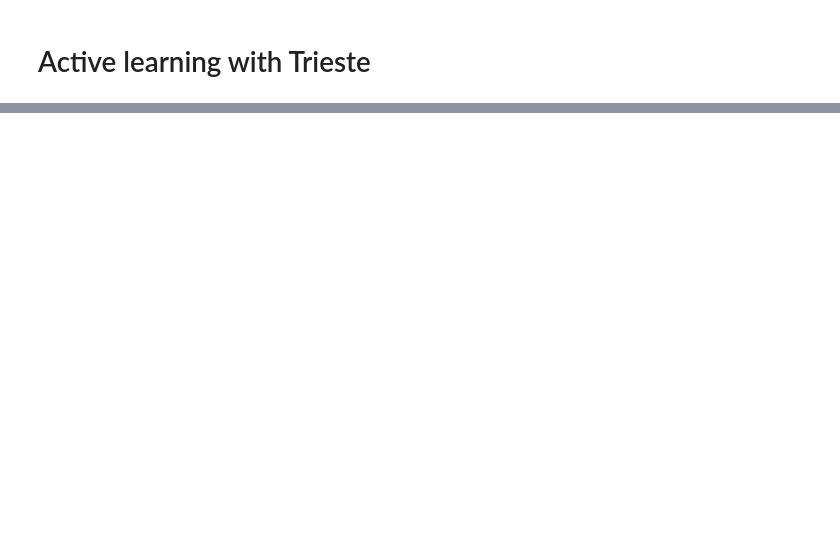
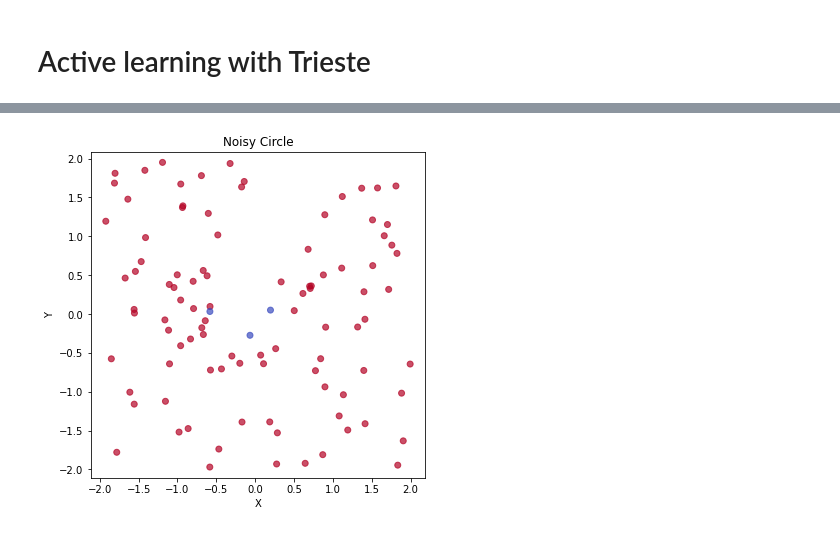
Before and after one commit to predict-idlab/OnlineNeuro, a Jupyter notebook: notebooks/GP_binary example.ipynb, the cells around one changed output, grey strips where cells are left out. Drawn from its saved outputs; the diff is of its cells as text; code cells hidden in the pictures; blank space fills up the shorter version.

Commit message:
Updated small functions, and GP binary example notebook

```diff
--- a/notebooks/GP_binary example.ipynb
+++ b/notebooks/GP_binary example.ipynb
@@ -45,17 +5,0 @@ class NotImplementedReport(Exception):
-# %%
-def circle(x, radius=0.5, noise=0, center=[0,0]):
-    x_centered = x - center
-    radii = tf.sqrt(tf.reduce_sum(tf.square(x_centered), axis=1, keepdims=True))
-    if noise>0:
-        return tf.cast((radii - radius) > 0, tf.float64)
-
-    else:
-        return tf.cast((radii - radius + noise*np.random.normal(size=radii.shape) > 0), tf.float64)
-
-def log_single_var(x, noise=0, target_loc=1):
-    if noise>0:
-        x += 0.2*noise*np.random.norma(size=len(x))
-    return tf.cast(tf.where(x>target_loc,1,0), tf.float64)
-
-#loc_scaled = scaler.transform(np.array([1]).reshape(-1,1))[0,0]
-#noise_scaled = scaler.transform(np.array([1]).reshape(-1,1))[0,0]
@@ -819,10 +5,0 @@ tf.random.set_seed(1793)
-# %%
-search_space = trieste.space.Box([-1, -1], [1, 1])
-input_dim = 2
-
-
-def circle(x):
-    return tf.cast(
-        (tf.reduce_sum(tf.square(x), axis=1, keepdims=True) - 0.5) > 0,
-        tf.float64,
-    )
@@ -926,0 +37,18 @@ plt.show()
+# %%
+# Example data one circle
+noise_scaled=0.10
+num_points = 100
+center = np.array([0,0])
+
+x = np.random.uniform(-2, 2, size=(num_points, 2))
+y = circle(x[:,0], x[:,1], radius=0.4, noise=noise_scaled, center=center)
+
+plt.figure(figsize=(6, 6))
+plt.scatter(x[:,0], x[:,1], c=y, cmap='coolwarm', alpha=0.7)
+plt.title('Noisy Circle')
+plt.xlabel('X')
+plt.ylabel('Y')
+plt.axis('equal')
+plt.show()
+# %% [output]
+[figure, added]
```
Also changed, not shown: parts of 79 cells of this notebook, 3 other files.
